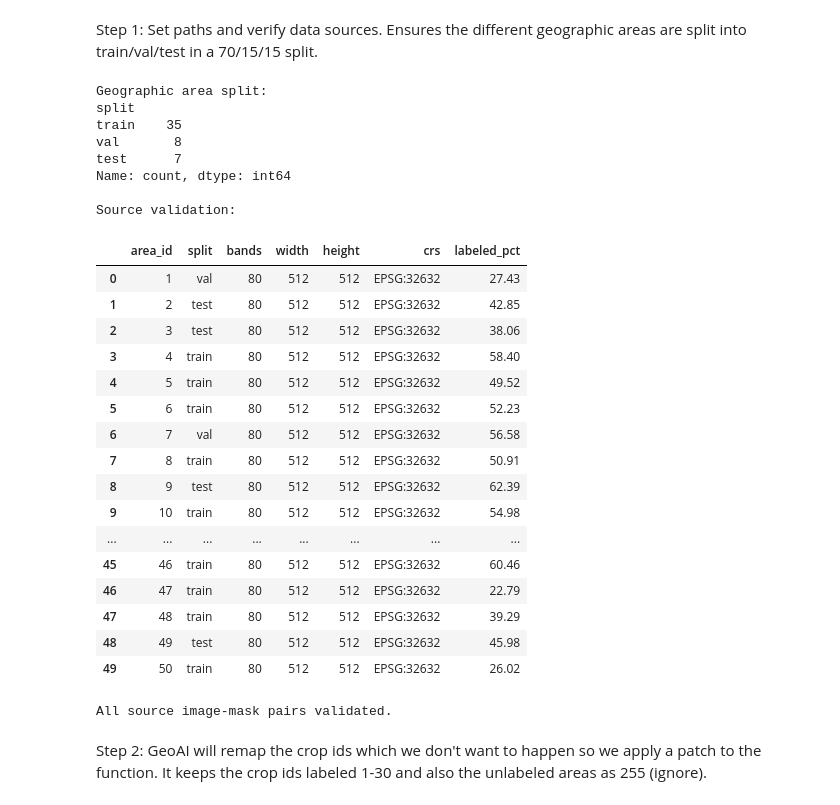
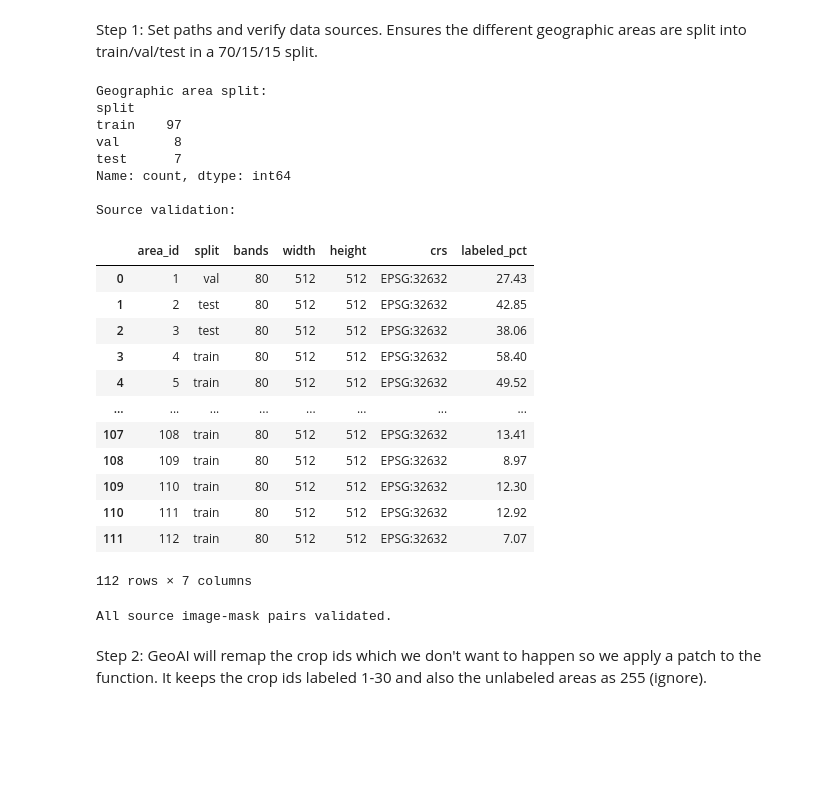
Before and after one commit to staehelinhenrimax-droid/European-Spectral-Crop-Identification, a Jupyter notebook: notebooks/Functionalized_workflow.ipynb, the cells around one changed output. Saved outputs shown, nothing was run; the diff lists cells and outputs as text; code cells hidden in the pictures; blank space fills up the shorter version.

```diff
--- a/notebooks/Functionalized_workflow.ipynb
+++ b/notebooks/Functionalized_workflow.ipynb
@@ -440,0 +641,26 @@ The script below is contains a function that checks the crs, the bounds and that
+# %%
+import pandas as pd
+import geopandas as gpd
+
+from scripts.crop_area_selection_expanded import select_additional_crop_areas
+
+new_areas = select_additional_crop_areas(
+    crop_fields=reduced_crops,
+    existing_areas=original_areas,
+    area_size=5120,
+    n_additional=100,
+    min_distance=10_000,
+    min_crop_types=10,
+)
+new_areas["split"] = "train"
+
+expanded_areas = gpd.GeoDataFrame( #combine the interpolated new areas with the old areas to create one large dataset called expanded_areas
+    pd.concat([original_areas, new_areas], ignore_index=True),
+    geometry="geometry",
+    crs=original_areas.crs,
+)
+
+split_by_area = expanded_areas.set_index("area_id")["split"].to_dict()
+area_ids = expanded_areas["area_id"].to_numpy()
+
+print(expanded_areas["split"].value_counts())
@@ -469,25 +701,26 @@ import numpy as np
 import pandas as pd
 import rasterio
 
-images_dir = project_dir / "data/processed/sentinel2_monthly_interpolated_8to24/images"
+images_dir = project_dir / "data/processed/sentinel2_monthly_interpolated/images"
 
 masks_dir = (
-    project_dir / "data/processed/masks_80band"
+    project_dir / "data/processed/masks_80band_expanded_29class"
 )
 
-batch_dir = project_dir / "data/processed/batch_80band"
-tiles_dir = project_dir / "data/processed/tiles_80band"
+batch_dir = project_dir / "data/processed/batch_80band_expanded_29class"
+tiles_dir = project_dir / "data/processed/tiles_80band_expanded_29class"
 
 n_classes = len(crop_mapping)
 allowed_ids = set(crop_mapping.values()) | {255}
 
 assert set(crop_mapping.values()) == set(range(1, n_classes + 1))
-assert selected_areas["area_id"].is_unique
+assert expanded_areas["area_id"].is_unique
 
-area_ids = selected_areas["area_id"].astype(int).tolist()
+area_ids = expanded_areas["area_id"].astype(int).tolist()
 
-assert set(area_ids) == set(split_by_area)
-assert set(split_by_area.values()) == {"train", "val", "test"}
+expected_splits = expanded_areas.set_index("area_id")["split"].to_dict()
+assert split_by_area == expected_splits, "Split assignments differ from expanded_areas"
+assert set(expected_splits.values()) == {"train", "val", "test"}
 
 source_pairs = []
 records = []
@@ -529,46 +762,42 @@ for area_id in area_ids:
             "labeled_pct": round(100 * np.mean(labels != 255), 2),
         })
 
     source_pairs.append((area_id, image_path, mask_path))
 
 source_summary = pd.DataFrame(records)
 
 print("Geographic area split:")
 print(source_summary["split"].value_counts())
 
 print("\nSource validation:")
 display(source_summary)
 
 assert len(source_pairs) == len(area_ids)
 
 print("All source image-mask pairs validated.")
 # %% [output]
 Geographic area split:
 split
-train    35
+train    97
 val       8
 test      7
 Name: count, dtype: int64
 
 Source validation:
 |  | area_id | split | bands | width | height | crs | labeled_pct |
 | 0 | 1 | val | 80 | 512 | 512 | EPSG:32632 | 27.43 |
 | 1 | 2 | test | 80 | 512 | 512 | EPSG:32632 | 42.85 |
 | 2 | 3 | test | 80 | 512 | 512 | EPSG:32632 | 38.06 |
 | 3 | 4 | train | 80 | 512 | 512 | EPSG:32632 | 58.40 |
 | 4 | 5 | train | 80 | 512 | 512 | EPSG:32632 | 49.52 |
-| 5 | 6 | train | 80 | 512 | 512 | EPSG:32632 | 52.23 |
-| 6 | 7 | val | 80 | 512 | 512 | EPSG:32632 | 56.58 |
-| 7 | 8 | train | 80 | 512 | 512 | EPSG:32632 | 50.91 |
-| 8 | 9 | test | 80 | 512 | 512 | EPSG:32632 | 62.39 |
-| 9 | 10 | train | 80 | 512 | 512 | EPSG:32632 | 54.98 |
 | ... | ... | ... | ... | ... | ... | ... | ... |
-| 45 | 46 | train | 80 | 512 | 512 | EPSG:32632 | 60.46 |
-| 46 | 47 | train | 80 | 512 | 512 | EPSG:32632 | 22.79 |
-| 47 | 48 | train | 80 | 512 | 512 | EPSG:32632 | 39.29 |
-| 48 | 49 | test | 80 | 512 | 512 | EPSG:32632 | 45.98 |
-| 49 | 50 | train | 80 | 512 | 512 | EPSG:32632 | 26.02 |
+| 107 | 108 | train | 80 | 512 | 512 | EPSG:32632 | 13.41 |
+| 108 | 109 | train | 80 | 512 | 512 | EPSG:32632 | 8.97 |
+| 109 | 110 | train | 80 | 512 | 512 | EPSG:32632 | 12.30 |
+| 110 | 111 | train | 80 | 512 | 512 | EPSG:32632 | 12.92 |
+| 111 | 112 | train | 80 | 512 | 512 | EPSG:32632 | 7.07 |
-All source image-mask pairs validated.
+112 rows × 7 columns
+All source image-mask pairs validated.
 # %% [markdown]
 Step 2: GeoAI will remap the crop ids which we don't want to happen so we apply a patch to the function. It keeps the crop ids labeled 1-30 and also the unlabeled areas as 255 (ignore).
 # %%
```
Also changed, not shown: parts of 39 cells of this notebook, 1 other file.
